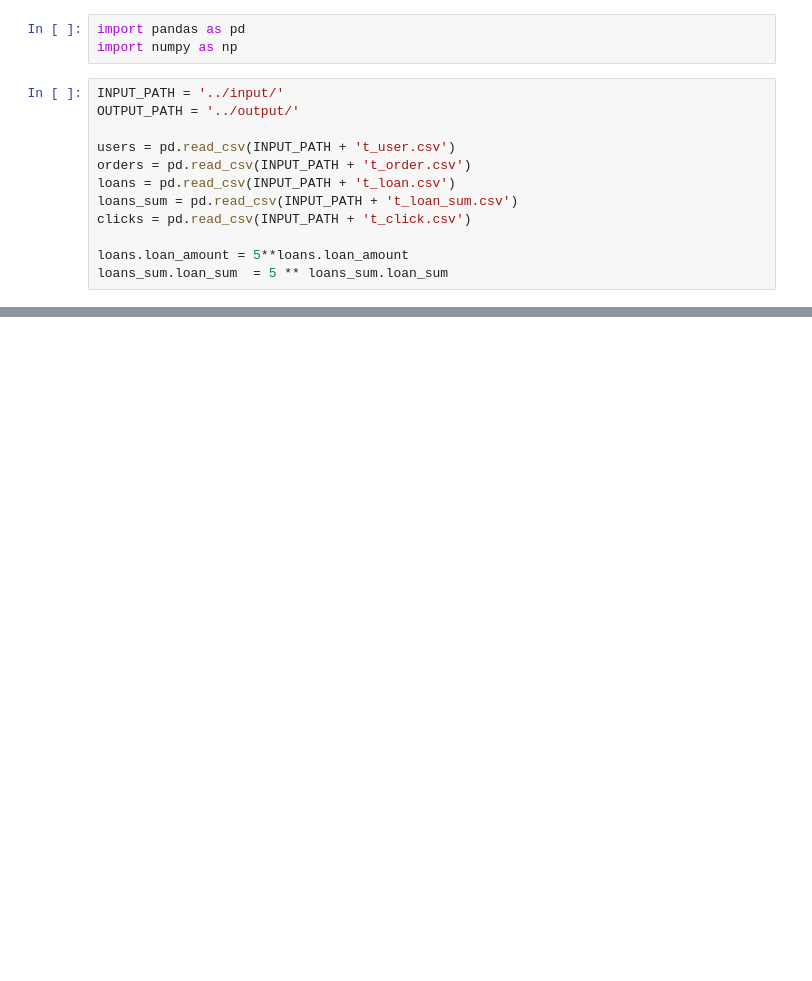
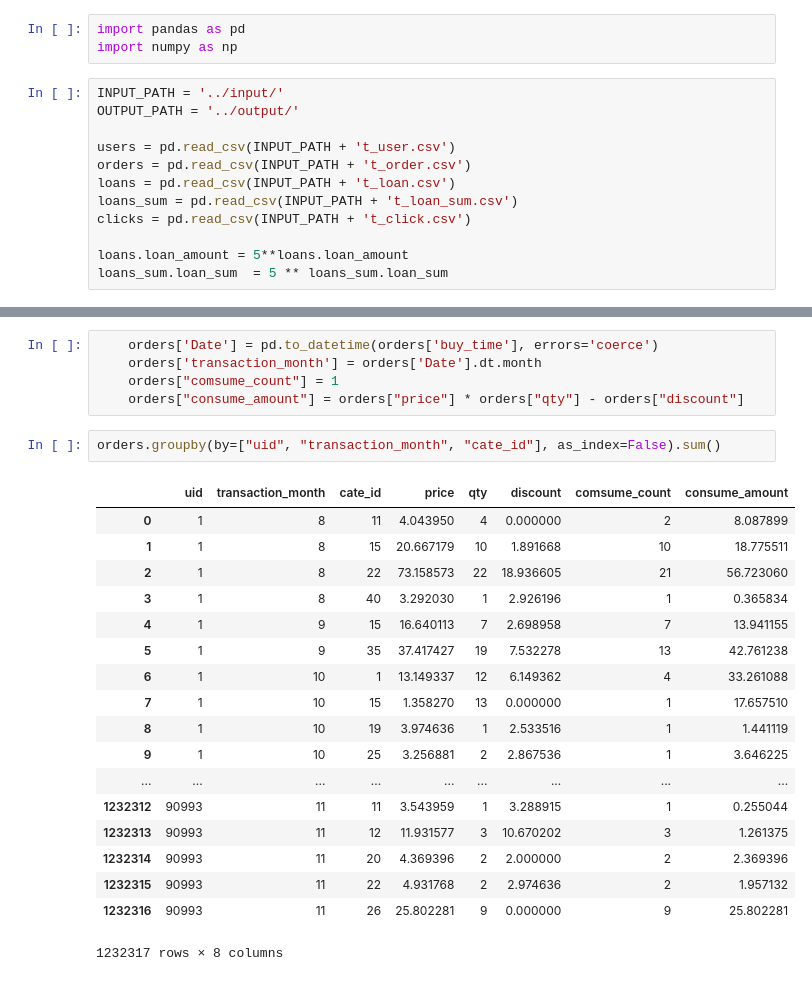
Before and after one commit to YulinGUO/LoanForecasting, a Jupyter notebook: pys/Data.ipynb, the cells around one changed output, grey strips where cells are left out. Saved outputs shown, nothing was run; the diff lists cells and outputs as text; blank space fills up the shorter version.

```diff
--- a/pys/Data.ipynb
+++ b/pys/Data.ipynb
@@ -44,0 +28,26 @@ medals = df.pivot_table('no of medals', ['Year', 'Country'], 'medal')
+# %%
+    orders['Date'] = pd.to_datetime(orders['buy_time'], errors='coerce')
+    orders['transaction_month'] = orders['Date'].dt.month
+    orders["comsume_count"] = 1
+    orders["consume_amount"] = orders["price"] * orders["qty"] - orders["discount"]
+# %%
+orders.groupby(by=["uid", "transaction_month", "cate_id"], as_index=False).sum()
+# %% [output]
+|  | uid | transaction_month | cate_id | price | qty | discount | comsume_count | consume_amount |
+| 0 | 1 | 8 | 11 | 4.043950 | 4 | 0.000000 | 2 | 8.087899 |
+| 1 | 1 | 8 | 15 | 20.667179 | 10 | 1.891668 | 10 | 18.775511 |
+| 2 | 1 | 8 | 22 | 73.158573 | 22 | 18.936605 | 21 | 56.723060 |
+| 3 | 1 | 8 | 40 | 3.292030 | 1 | 2.926196 | 1 | 0.365834 |
+| 4 | 1 | 9 | 15 | 16.640113 | 7 | 2.698958 | 7 | 13.941155 |
+| 5 | 1 | 9 | 35 | 37.417427 | 19 | 7.532278 | 13 | 42.761238 |
+| 6 | 1 | 10 | 1 | 13.149337 | 12 | 6.149362 | 4 | 33.261088 |
+| 7 | 1 | 10 | 15 | 1.358270 | 13 | 0.000000 | 1 | 17.657510 |
+| 8 | 1 | 10 | 19 | 3.974636 | 1 | 2.533516 | 1 | 1.441119 |
+| 9 | 1 | 10 | 25 | 3.256881 | 2 | 2.867536 | 1 | 3.646225 |
+| ... | ... | ... | ... | ... | ... | ... | ... | ... |
+| 1232312 | 90993 | 11 | 11 | 3.543959 | 1 | 3.288915 | 1 | 0.255044 |
+| 1232313 | 90993 | 11 | 12 | 11.931577 | 3 | 10.670202 | 3 | 1.261375 |
+| 1232314 | 90993 | 11 | 20 | 4.369396 | 2 | 2.000000 | 2 | 2.369396 |
+| 1232315 | 90993 | 11 | 22 | 4.931768 | 2 | 2.974636 | 2 | 1.957132 |
+| 1232316 | 90993 | 11 | 26 | 25.802281 | 9 | 0.000000 | 9 | 25.802281 |
+1232317 rows × 8 columns
```
Also changed, not shown: parts of 3 cells of this notebook, 2 other files.
